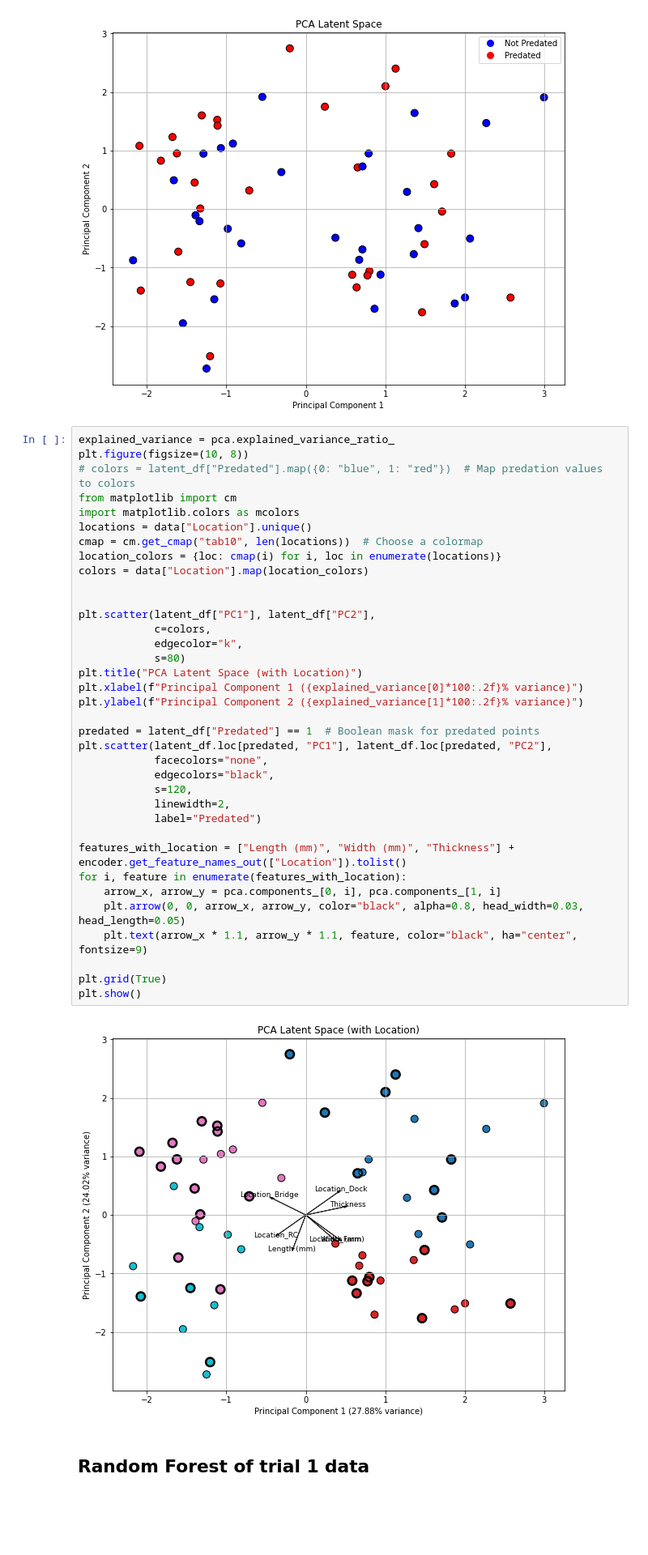
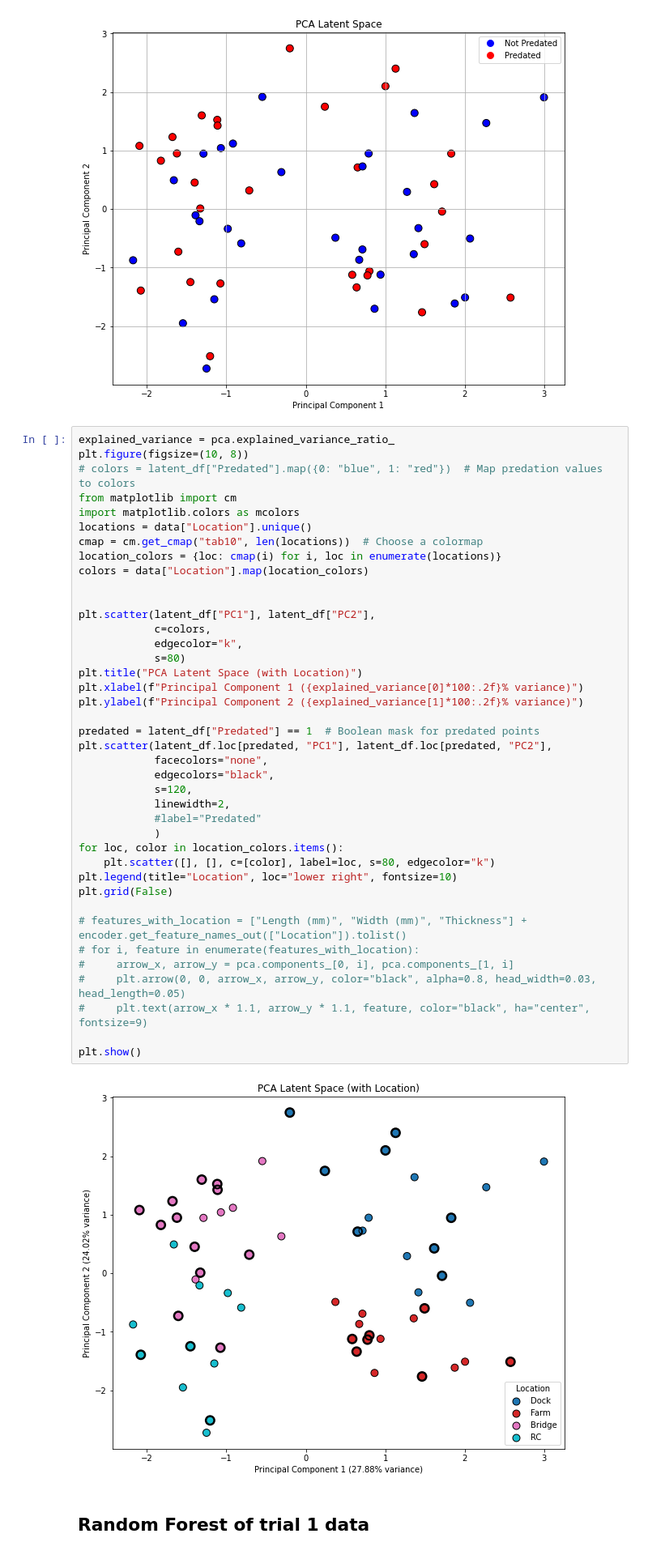
Before and after one commit to henrysun9074/oysterdrill, a Jupyter notebook: code/trial1.ipynb, the cells around one changed output. Shown at 81% size. Drawn from its saved outputs; the diff is of its cells as text; blank space fills up the shorter version.

Commit message:
Testing pca graph

```diff
--- a/code/trial1.ipynb
+++ b/code/trial1.ipynb
@@ -206,41 +199,45 @@ plt.show()
 # %%
 explained_variance = pca.explained_variance_ratio_
 plt.figure(figsize=(10, 8))
 # colors = latent_df["Predated"].map({0: "blue", 1: "red"})  # Map predation values to colors
 from matplotlib import cm
 import matplotlib.colors as mcolors
 locations = data["Location"].unique()
 cmap = cm.get_cmap("tab10", len(locations))  # Choose a colormap
 location_colors = {loc: cmap(i) for i, loc in enumerate(locations)}
 colors = data["Location"].map(location_colors)
 
 
 plt.scatter(latent_df["PC1"], latent_df["PC2"],
             c=colors,
             edgecolor="k",
             s=80)
 plt.title("PCA Latent Space (with Location)")
 plt.xlabel(f"Principal Component 1 ({explained_variance[0]*100:.2f}% variance)")
 plt.ylabel(f"Principal Component 2 ({explained_variance[1]*100:.2f}% variance)")
 
 predated = latent_df["Predated"] == 1  # Boolean mask for predated points
 plt.scatter(latent_df.loc[predated, "PC1"], latent_df.loc[predated, "PC2"],
             facecolors="none",
             edgecolors="black",
             s=120,
             linewidth=2,
-            label="Predated")
+            #label="Predated"
+            )
+for loc, color in location_colors.items():
+    plt.scatter([], [], c=[color], label=loc, s=80, edgecolor="k")
+plt.legend(title="Location", loc="lower right", fontsize=10)
+plt.grid(False)
 
-features_with_location = ["Length (mm)", "Width (mm)", "Thickness"] + encoder.get_feature_names_out(["Location"]).tolist()
-for i, feature in enumerate(features_with_location):
-    arrow_x, arrow_y = pca.components_[0, i], pca.components_[1, i]
-    plt.arrow(0, 0, arrow_x, arrow_y, color="black", alpha=0.8, head_width=0.03, head_length=0.05)
-    plt.text(arrow_x * 1.1, arrow_y * 1.1, feature, color="black", ha="center", fontsize=9)
+# features_with_location = ["Length (mm)", "Width (mm)", "Thickness"] + encoder.get_feature_names_out(["Location"]).tolist()
+# for i, feature in enumerate(features_with_location):
+#     arrow_x, arrow_y = pca.components_[0, i], pca.components_[1, i]
+#     plt.arrow(0, 0, arrow_x, arrow_y, color="black", alpha=0.8, head_width=0.03, head_length=0.05)
+#     plt.text(arrow_x * 1.1, arrow_y * 1.1, feature, color="black", ha="center", fontsize=9)
 
-plt.grid(True)
 plt.show()
 # %% [output]
-[figure, old version]
+[figure, new version]
 # %% [markdown]
 ## Random Forest of trial 1 data
 # %%
```
Also changed, not shown: parts of 1 cell of this notebook.
